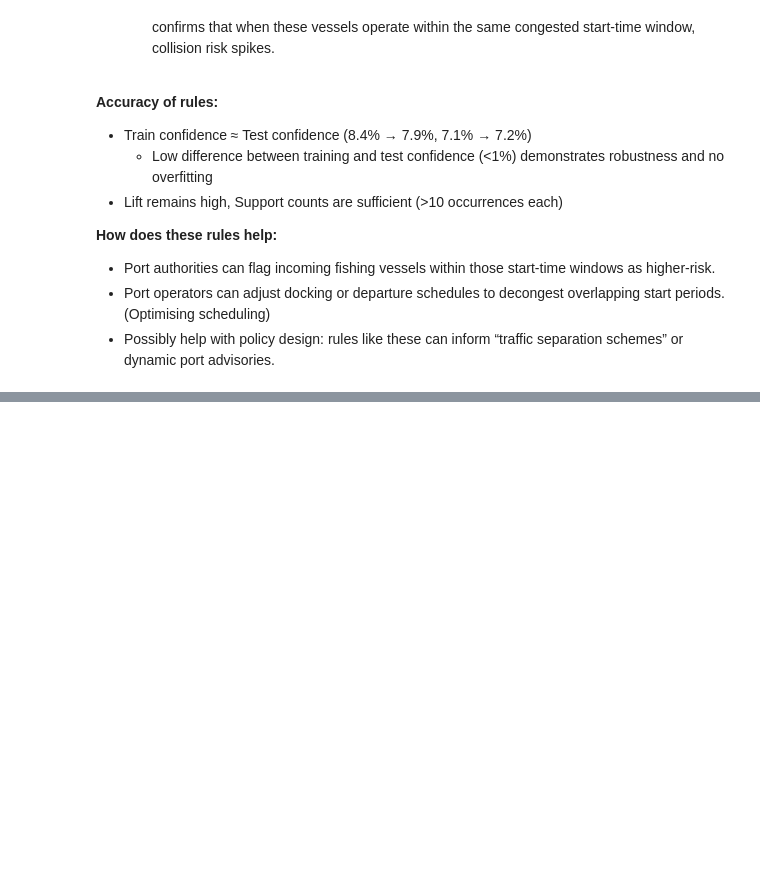
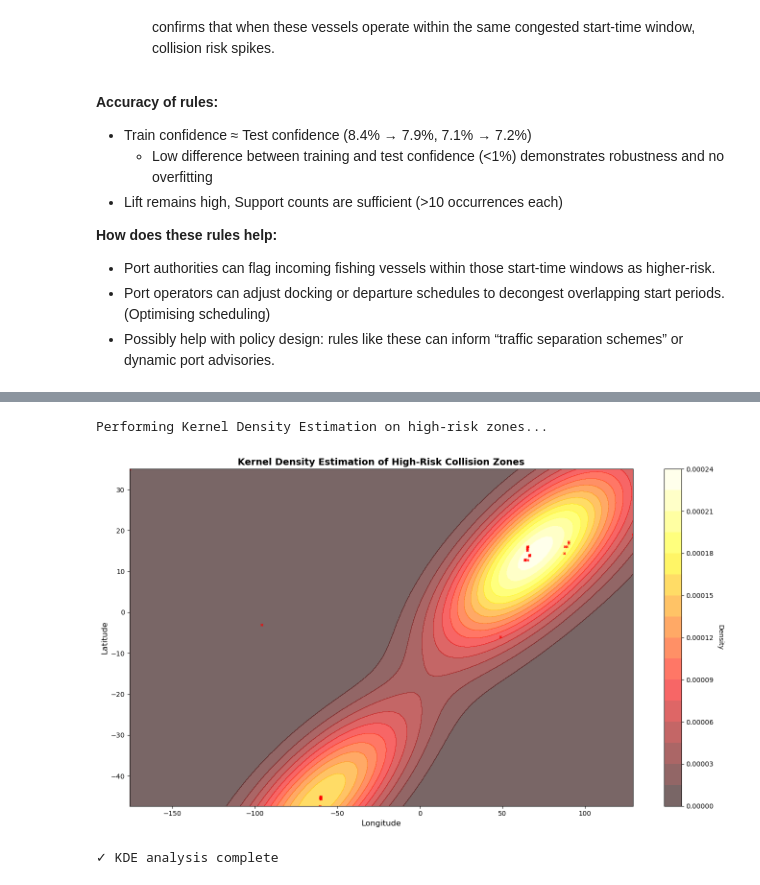
Before and after one commit to zuweii/datamining, a Jupyter notebook: collision.ipynb, the cells around one changed output, grey strips where cells are left out. Saved outputs shown, nothing was run; the diff lists cells and outputs as text; code cells hidden in the pictures; blank space fills up the shorter version.

```diff
--- a/collision.ipynb
+++ b/collision.ipynb
@@ -499,0 +669,42 @@ encounter_potentialRisk = True is extremely rare in the dataset: only about 0.98
+# %%
+# KDE for high-risk areas (if enough high-risk encounters exist)
+if len(high_risk) > 10:
+    print("Performing Kernel Density Estimation on high-risk zones...")
+
+    # Sample if too many points (for performance)
+    sample_size = min(1000, len(high_risk))
+    high_risk_sample = high_risk.sample(sample_size)
+
+    # Get coordinates
+    x = high_risk_sample['position__lon'].values
+    y = high_risk_sample['position__lat'].values
+
+    # Create grid
+    xx, yy = np.mgrid[x.min():x.max():100j, y.min():y.max():100j]
+    positions = np.vstack([xx.ravel(), yy.ravel()])
+    values = np.vstack([x, y])
+
+    # Calculate KDE
+    kernel = gaussian_kde(values)
+    f = np.reshape(kernel(positions).T, xx.shape)
+
+    # Plot
+    fig, ax = plt.subplots(figsize=(14, 8))
+    cfset = ax.contourf(xx, yy, f, cmap='hot', alpha=0.6, levels=20)
+    ax.scatter(x, y, c='red', s=10, alpha=0.5, marker='x')
+    cbar = plt.colorbar(cfset, ax=ax)
+    cbar.set_label('Density', rotation=270, labelpad=15)
+    ax.set_xlabel('Longitude', fontsize=12)
+    ax.set_ylabel('Latitude', fontsize=12)
+    ax.set_title('Kernel Density Estimation of High-Risk Collision Zones',
+                 fontsize=14, fontweight='bold')
+    plt.tight_layout()
+    plt.show()
+
+    print("✓ KDE analysis complete")
+else:
+    print(f"Not enough high-risk encounters ({len(high_risk)}) for KDE analysis")
+# %% [output]
+Performing Kernel Density Estimation on high-risk zones...
+[figure, added]
+✓ KDE analysis complete
```
Also changed, not shown: parts of 9 cells of this notebook, 1 other file.
